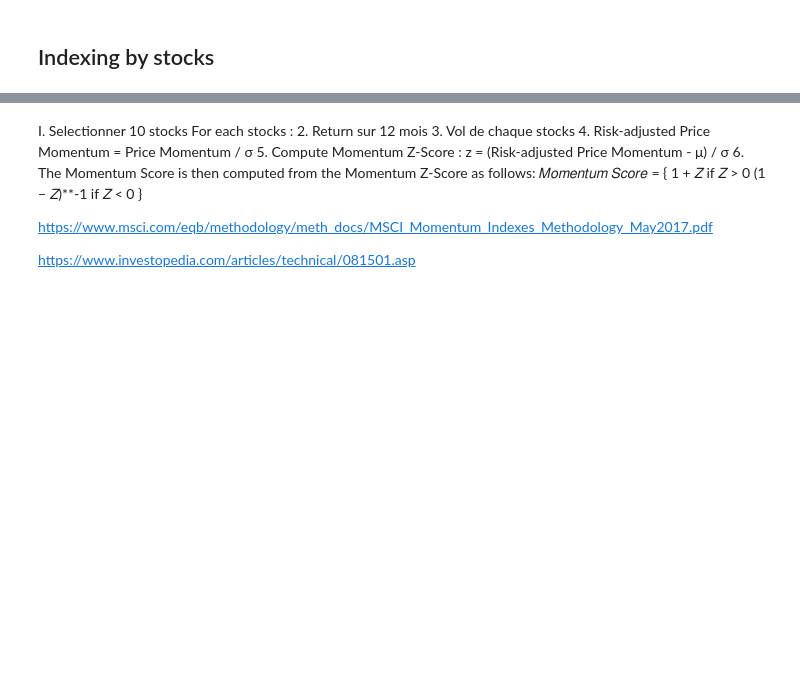
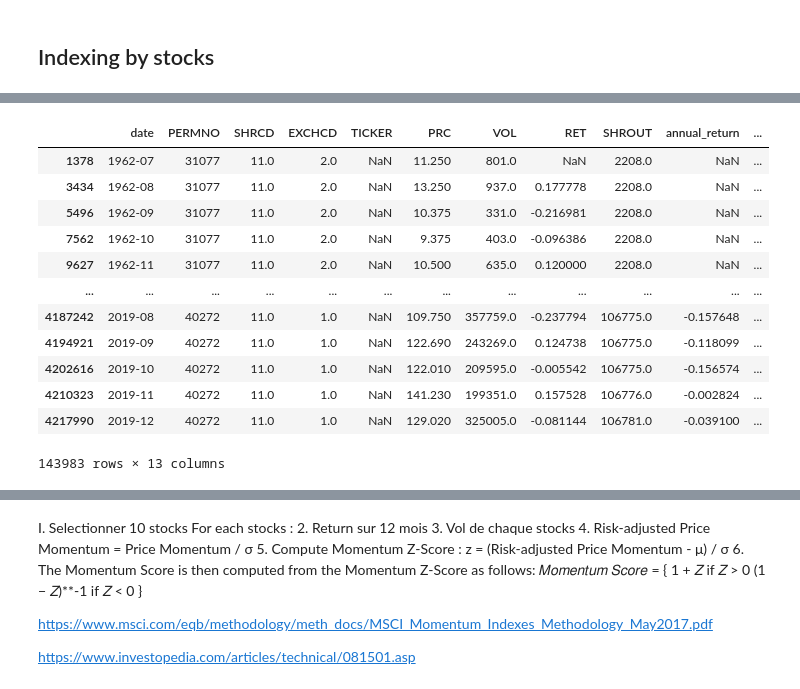
Before and after one commit to nilsjanvier/msc_fbd_portfolflio_trading, a Jupyter notebook: Trading project Midi.ipynb, the cells around one changed output, grey strips where cells are left out. Drawn from its saved outputs; the diff is of its cells as text; code cells hidden in the pictures; blank space fills up the shorter version.

```diff
--- a/Trading project Midi.ipynb
+++ b/Trading project Midi.ipynb
@@ -51,0 +126,16 @@ df
+# %%
+df[]
+# %% [output]
+|  | date | PERMNO | SHRCD | EXCHCD | TICKER | PRC | VOL | RET | SHROUT | annual_return | ... |
+| 1378 | 1962-07 | 31077 | 11.0 | 2.0 | NaN | 11.250 | 801.0 | NaN | 2208.0 | NaN | ... |
+| 3434 | 1962-08 | 31077 | 11.0 | 2.0 | NaN | 13.250 | 937.0 | 0.177778 | 2208.0 | NaN | ... |
+| 5496 | 1962-09 | 31077 | 11.0 | 2.0 | NaN | 10.375 | 331.0 | -0.216981 | 2208.0 | NaN | ... |
+| 7562 | 1962-10 | 31077 | 11.0 | 2.0 | NaN | 9.375 | 403.0 | -0.096386 | 2208.0 | NaN | ... |
+| 9627 | 1962-11 | 31077 | 11.0 | 2.0 | NaN | 10.500 | 635.0 | 0.120000 | 2208.0 | NaN | ... |
+| ... | ... | ... | ... | ... | ... | ... | ... | ... | ... | ... | ... |
+| 4187242 | 2019-08 | 40272 | 11.0 | 1.0 | NaN | 109.750 | 357759.0 | -0.237794 | 106775.0 | -0.157648 | ... |
+| 4194921 | 2019-09 | 40272 | 11.0 | 1.0 | NaN | 122.690 | 243269.0 | 0.124738 | 106775.0 | -0.118099 | ... |
+| 4202616 | 2019-10 | 40272 | 11.0 | 1.0 | NaN | 122.010 | 209595.0 | -0.005542 | 106775.0 | -0.156574 | ... |
+| 4210323 | 2019-11 | 40272 | 11.0 | 1.0 | NaN | 141.230 | 199351.0 | 0.157528 | 106776.0 | -0.002824 | ... |
+| 4217990 | 2019-12 | 40272 | 11.0 | 1.0 | NaN | 129.020 | 325005.0 | -0.081144 | 106781.0 | -0.039100 | ... |
+143983 rows × 13 columns
```
Also changed, not shown: parts of 8 cells of this notebook.
